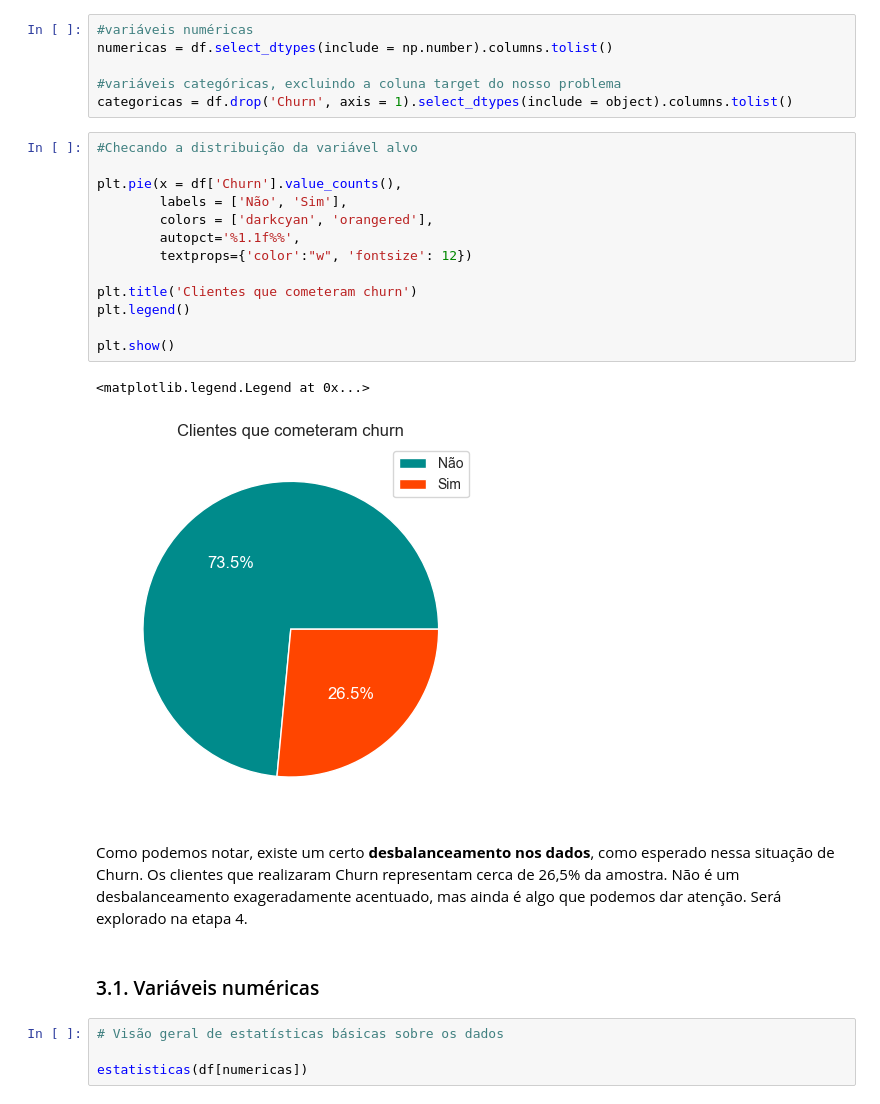
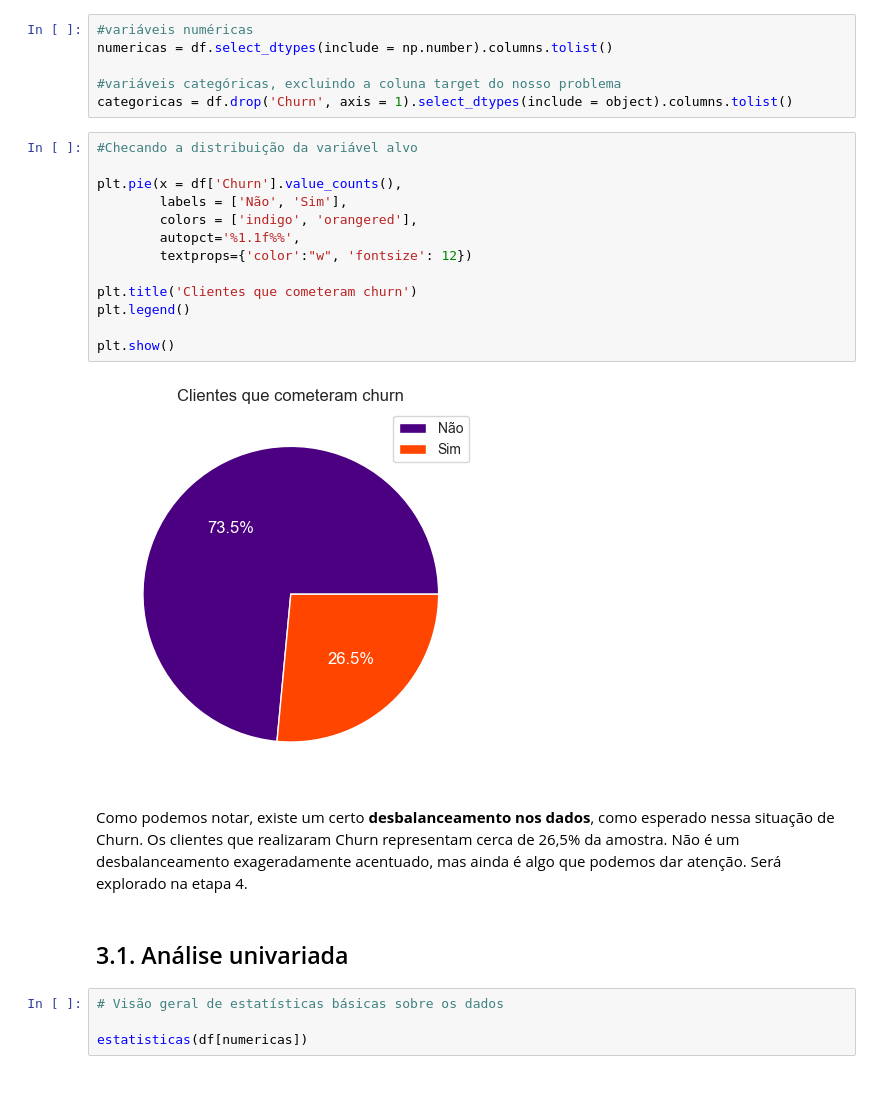
Before and after one commit to eloabe/churn-analysis, a Jupyter notebook: notebook1.ipynb, the cells around one changed output. Cells and saved outputs as stored; diff of their text form.

```diff
--- a/notebook1.ipynb
+++ b/notebook1.ipynb
@@ -173,23 +222,22 @@ categoricas = df.drop('Churn', axis = 1).select_dtypes(include = object).columns
 # %%
 #Checando a distribuição da variável alvo
 
 plt.pie(x = df['Churn'].value_counts(),
         labels = ['Não', 'Sim'],
-        colors = ['darkcyan', 'orangered'],
+        colors = ['indigo', 'orangered'],
         autopct='%1.1f%%',
         textprops={'color':"w", 'fontsize': 12})
 
 plt.title('Clientes que cometeram churn')
 plt.legend()
 
 plt.show()
 # %% [output]
-<matplotlib.legend.Legend at 0x...>
-[figure, old version]
+[figure, new version]
 # %% [markdown]
 Como podemos notar, existe um certo **desbalanceamento nos dados**, como esperado nessa situação de Churn. Os clientes que realizaram Churn representam cerca de 26,5% da amostra. Não é um desbalanceamento exageradamente acentuado, mas ainda é algo que podemos dar atenção. Será explorado na etapa 4.
-# %% [markdown]
-### 3.1. Variáveis numéricas
+# %% [markdown]
+## 3.1. Análise univariada
 # %%
 # Visão geral de estatísticas básicas sobre os dados
 
```
Also changed, not shown: parts of 15 cells of this notebook.
